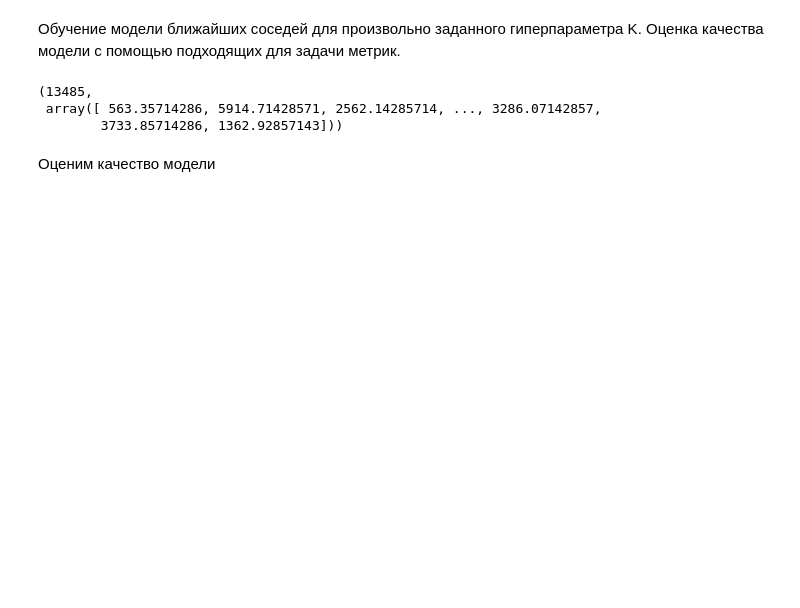
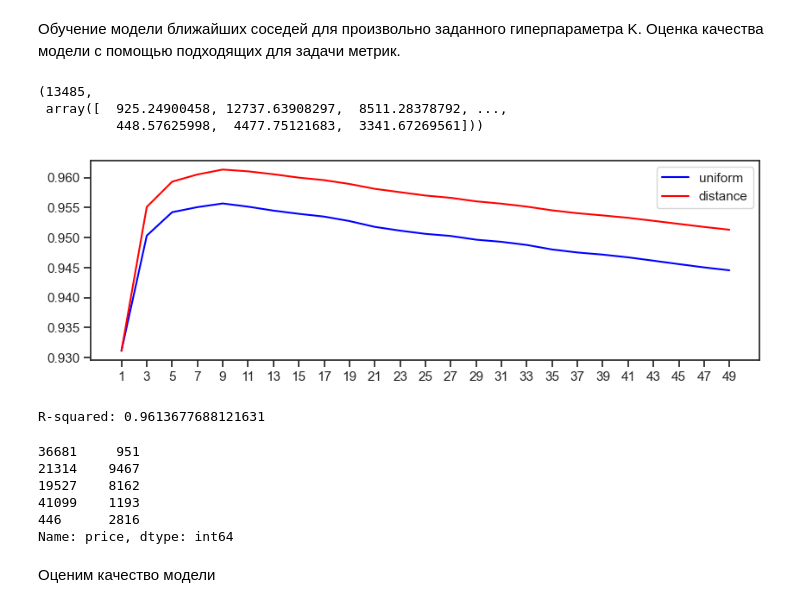
Before and after one commit to Vanv1k/ML, a Jupyter notebook: lab3/lab3.ipynb, the cells around one changed output. Cells and saved outputs as stored; diff of their text form; code cells hidden in the pictures; blank space fills up the shorter version.

```diff
--- a/lab3/lab3.ipynb
+++ b/lab3/lab3.ipynb
@@ -78,13 +78,12 @@ data.head()
 # %% [markdown]
 Закодируем категориальные признаки
 # %%
-df = pd.DataFrame(data)
 cut_order = {'Fair': 0, 'Good': 1, 'Very Good': 2, 'Premium': 3, 'Ideal': 4}
 color_order = {'J': 0, 'I': 1, 'H': 2, 'G': 3, 'F': 4, 'E': 5, 'D': 6}
 clarity_order = {'I1': 0, 'SI2': 1, 'SI1': 2, 'VS2': 3, 'VS1': 4, 'VVS2': 5, 'VVS1': 6, 'IF': 7}
-df['cut_encoded'] = df['cut'].map(cut_order)
-df['color_encoded'] = df['color'].map(color_order)
-df['clarity_encoded'] = df['clarity'].map(clarity_order)
-df_encoded = df.drop(columns=['cut', 'color', 'clarity'])
+data['cut_encoded'] = data['cut'].map(cut_order)
+data['color_encoded'] = data['color'].map(color_order)
+data['clarity_encoded'] = data['clarity'].map(clarity_order)
+df_encoded = data.drop(columns=['cut', 'color', 'clarity'])
 print(df_encoded)
 # %% [output]
@@ -153,14 +152,55 @@ X_test.shape, y_test.shape
 # %%
 from sklearn.neighbors import KNeighborsRegressor
 # %%
-clf_i = KNeighborsRegressor(n_neighbors=14)
-clf_i.fit(X_train, y_train)
-y_pred = clf_i.predict(X_test)
+clf = KNeighborsRegressor(n_neighbors=2, weights='distance')
+clf.fit(X_train, y_train)
+y_pred = clf.predict(X_test)
 len(y_pred), y_pred
 # %% [output]
 (13485,
- array([ 563.35714286, 5914.71428571, 2562.14285714, ..., 3286.07142857,
-        3733.85714286, 1362.92857143]))
+ array([  925.24900458, 12737.63908297,  8511.28378792, ...,
+          448.57625998,  4477.75121683,  3341.67269561]))
+# %%
+uniform  = []
+distance = []
+r = range (1,50,2)
+
+for k in r:
+
+    model = KNeighborsRegressor(n_neighbors = k, weights='uniform')
+    model.fit(X_train.values, y_train.values)
+    uniform.append(model.score(X_test.values,y_test.values))
+
+    model = KNeighborsRegressor(n_neighbors = k, weights='distance')
+    model.fit(X_train.values, y_train.values)
+    distance.append(model.score(X_test.values,y_test.values))
+
+uniform = np.array(uniform)
+distance = np.array(distance)
+
+plt.rcParams['figure.figsize'] = [10, 3]
+plt.rcParams['figure.dpi'] = 100
+plt.plot(r,uniform,label='uniform',color='blue')
+plt.plot(r,distance,label='distance',color='red')
+plt.legend()
+plt.gca().set_xticks(r)
+plt.show()
+# %% [output]
+[figure, added]
+# %%
+performance = clf.score(X_test, y_test)
+print("R-squared:", performance)
+# %% [output]
+R-squared: 0.9613677688121631
+# %%
+y_test.head()
+# %% [output]
+36681     951
+21314    9467
+19527    8162
+41099    1193
+446      2816
+Name: price, dtype: int64
 # %% [markdown]
 Оценим качество модели
 # %%
```
Also changed, not shown: parts of 57 cells of this notebook.
